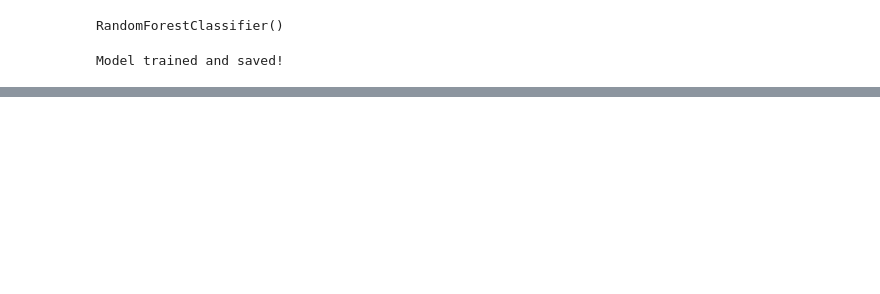
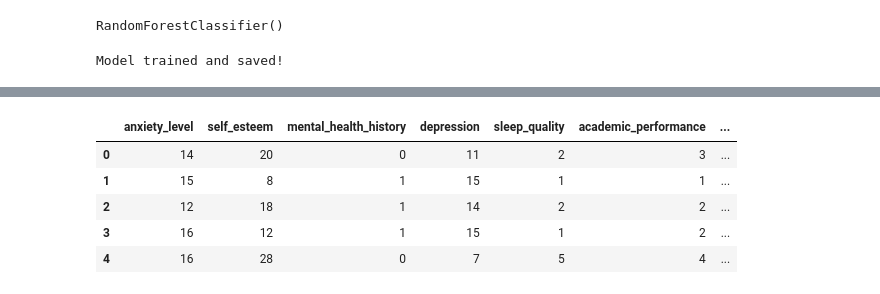
Before and after one commit to Monikasri2112/Burnout-prediction, a Jupyter notebook: Model/train_model.ipynb, the cells around one changed output, grey strips where cells are left out. Cells and saved outputs as stored; diff of their text form; code cells hidden in the pictures; blank space fills up the shorter version.

```diff
--- a/Model/train_model.ipynb
+++ b/Model/train_model.ipynb
@@ -29,0 +39,24 @@ FileNotFoundError: [Errno 2] No such file or directory: 'student_stress_dataset.
+# %%
+selected_columns = [
+    "anxiety_level",
+    "self_esteem",
+    "mental_health_history",
+    "depression",
+    "sleep_quality",
+    "academic_performance",
+    "study_load",
+    "future_career_concerns",
+    "social_support",
+    "peer_pressure",
+    "stress_level"
+]
+
+df = df[selected_columns]
+df.head()
+# %% [output]
+|  | anxiety_level | self_esteem | mental_health_history | depression | sleep_quality | academic_performance | ... |
+| 0 | 14 | 20 | 0 | 11 | 2 | 3 | ... |
+| 1 | 15 | 8 | 1 | 15 | 1 | 1 | ... |
+| 2 | 12 | 18 | 1 | 14 | 2 | 2 | ... |
+| 3 | 16 | 12 | 1 | 15 | 1 | 2 | ... |
+| 4 | 16 | 28 | 0 | 7 | 5 | 4 | ... |
```
Also changed, not shown: parts of 40 cells of this notebook, 9 other files.
